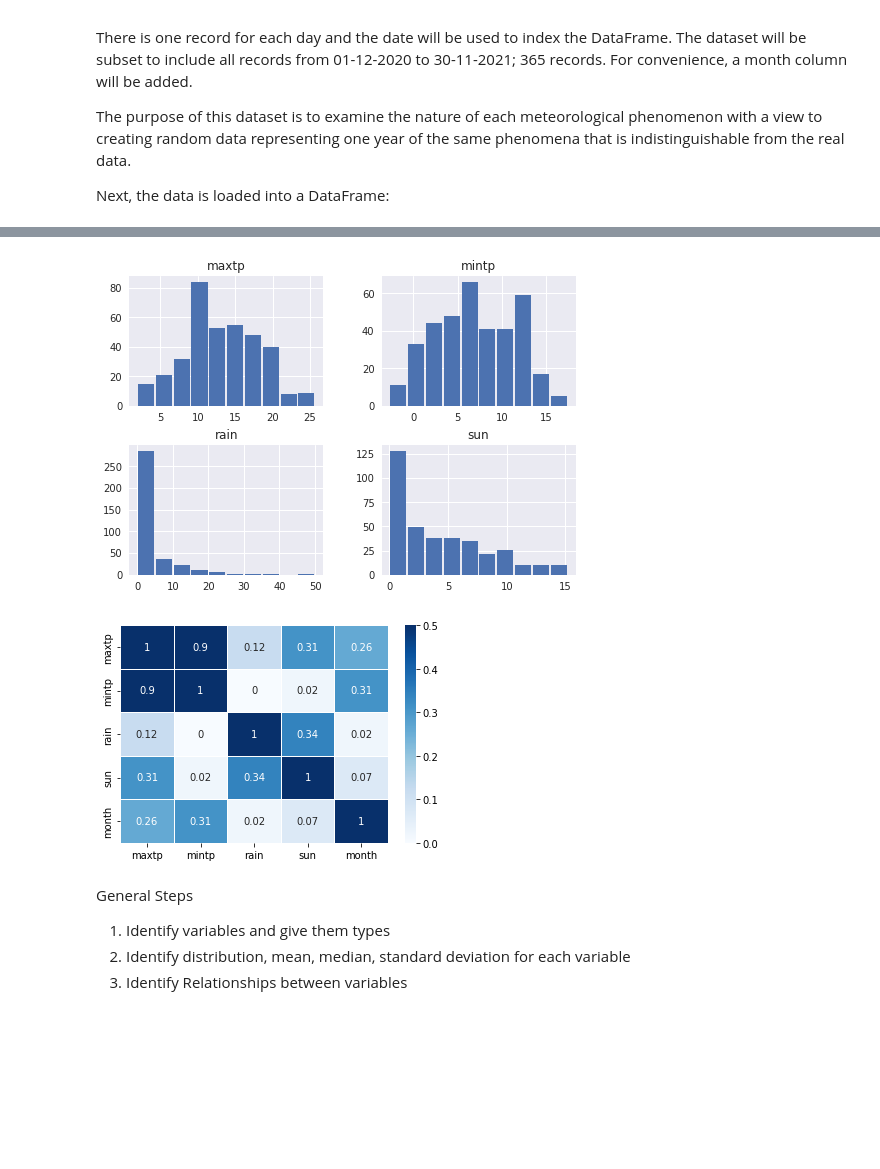
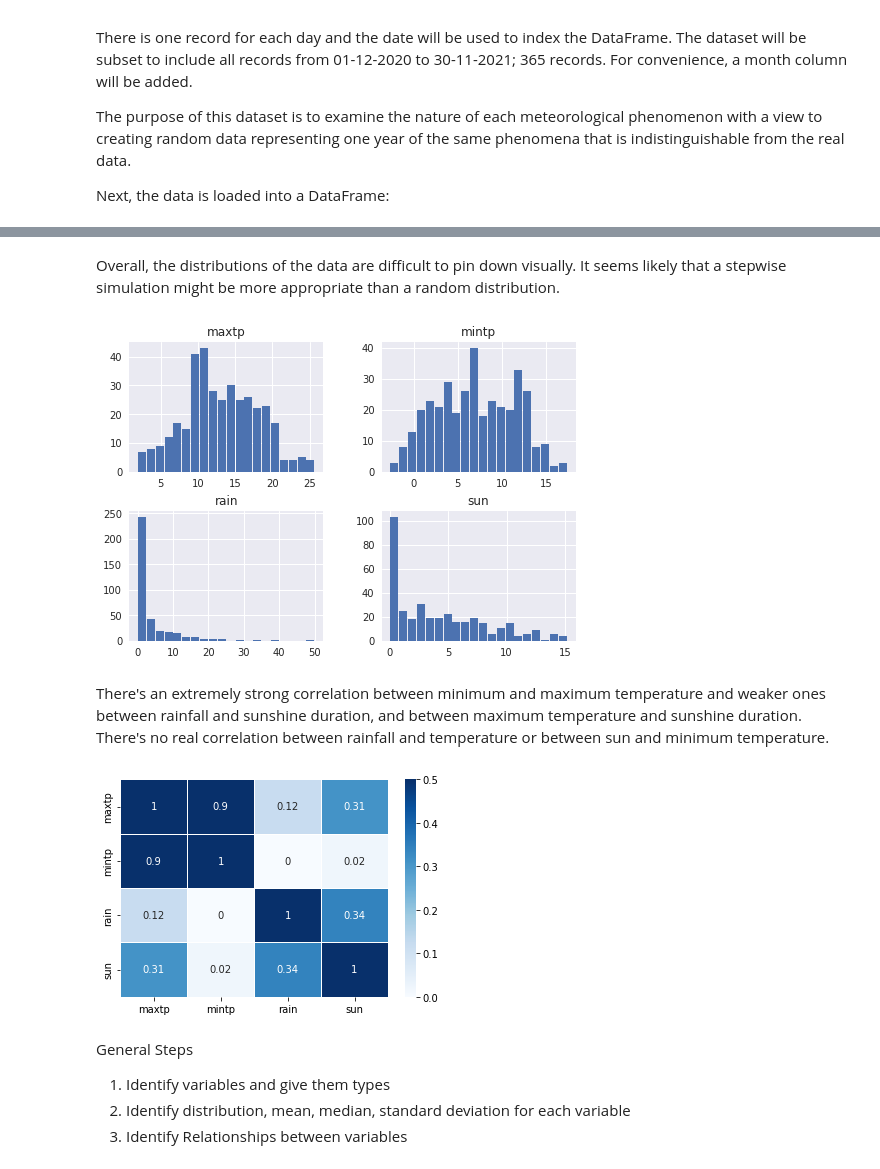
Before and after one commit to fod/simulation, a Jupyter notebook: simulation.ipynb, the cells around one changed output, grey strips where cells are left out. Drawn from its saved outputs; the diff is of its cells as text; code cells hidden in the pictures; blank space fills up the shorter version.

Commit message:
Looking at distributions and correlations

```diff
--- a/simulation.ipynb
+++ b/simulation.ipynb
@@ -43,5 +43,8 @@ df = df.loc[one_year]
 df.set_index('date', inplace=True)
 # cast sun and ran as floats
 df = df.astype({'rain': 'float64', 'sun': 'float64'})
+# add a month column
+df['month'] = pd.DatetimeIndex(df.index).month_name()
 # %%
-df['month'] = pd.DatetimeIndex(df.index).month
+# Dataframe information
+df.info()
@@ -48,15 +88,20 @@ df['month'] = pd.DatetimeIndex(df.index).month
+# %% [markdown]
+Overall, the distributions of the data are difficult to pin down visually. It seems likely that a stepwise simulation might be more appropriate than a random distribution.
 # %%
-# Look at some histograms
+# Overall distribution of each variable
 with plt.style.context('seaborn'):
-    df.drop('month', axis=1).hist(rwidth=0.9)
+    df.drop('month', axis=1).hist(rwidth=0.9, bins=20)
 # %% [output]
-[figure, old version]
+[figure, new version]
+# %% [markdown]
+There's an extremely strong correlation between minimum and maximum temperature and weaker ones between rainfall and sunshine duration, and between maximum temperature and sunshine duration. There's no real correlation between rainfall and temperature or between sun and minimum temperature.
 # %%
+# Examine correlations between variables
 corr = df.corr()
 sns.heatmap(abs(corr.round(2)), annot=True, linewidths=0.5, cmap='Blues', vmax=0.5)
 plt.show()
 # %% [output]
-[figure, old version]
+[figure, new version]
 # %% [markdown]
 General Steps
 1. Identify variables and give them types
```
Also changed, not shown: parts of 3 cells of this notebook.
